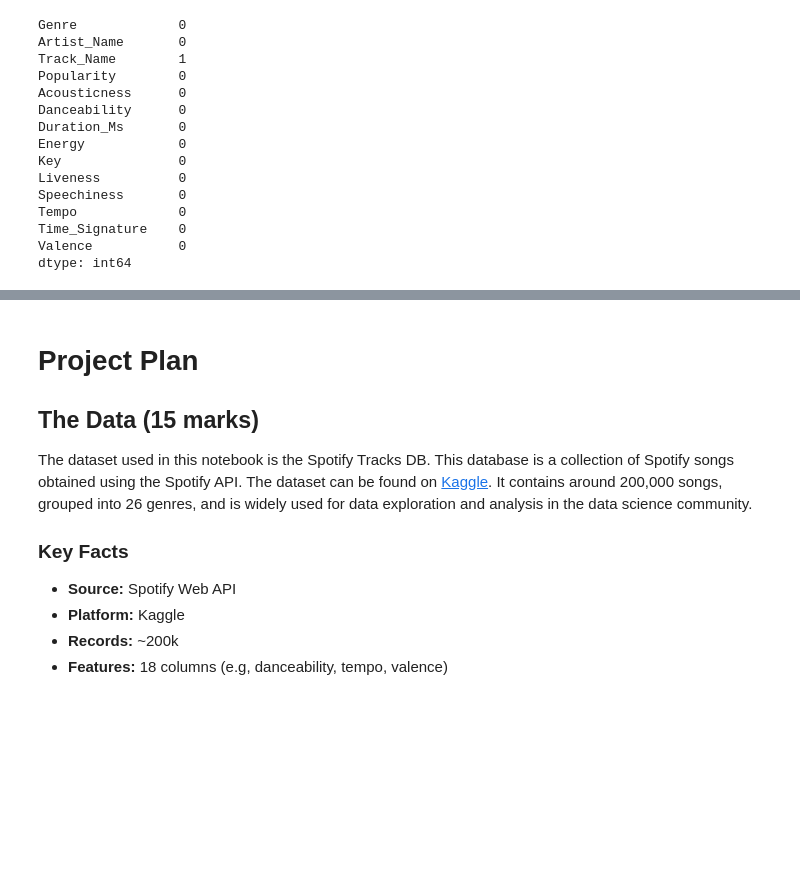
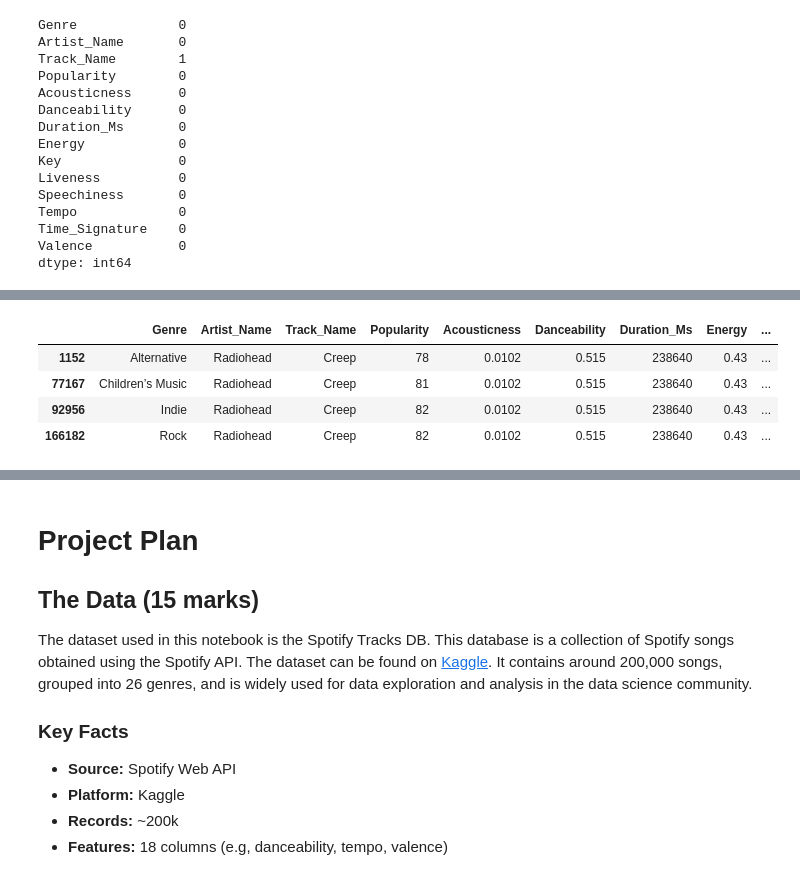
Before and after one commit to bartzilla/SpotifyDB_Music_Analysis, a Jupyter notebook: P4DS_A2_Data_Analysis_Project.ipynb, the cells around one changed output, grey strips where cells are left out. Saved outputs shown, nothing was run; the diff lists cells and outputs as text; code cells hidden in the pictures; blank space fills up the shorter version.

```diff
--- a/P4DS_A2_Data_Analysis_Project.ipynb
+++ b/P4DS_A2_Data_Analysis_Project.ipynb
@@ -182,0 +263,8 @@ df.loc[df.duplicated()]
+# %%
+df.query('Track_Name == "Creep" and Artist_Name == "Radiohead"')
+# %% [output]
+|  | Genre | Artist_Name | Track_Name | Popularity | Acousticness | Danceability | Duration_Ms | Energy | ... |
+| 1152 | Alternative | Radiohead | Creep | 78 | 0.0102 | 0.515 | 238640 | 0.43 | ... |
+| 77167 | Children’s Music | Radiohead | Creep | 81 | 0.0102 | 0.515 | 238640 | 0.43 | ... |
+| 92956 | Indie | Radiohead | Creep | 82 | 0.0102 | 0.515 | 238640 | 0.43 | ... |
+| 166182 | Rock | Radiohead | Creep | 82 | 0.0102 | 0.515 | 238640 | 0.43 | ... |
```
Also changed, not shown: parts of 45 cells of this notebook.
